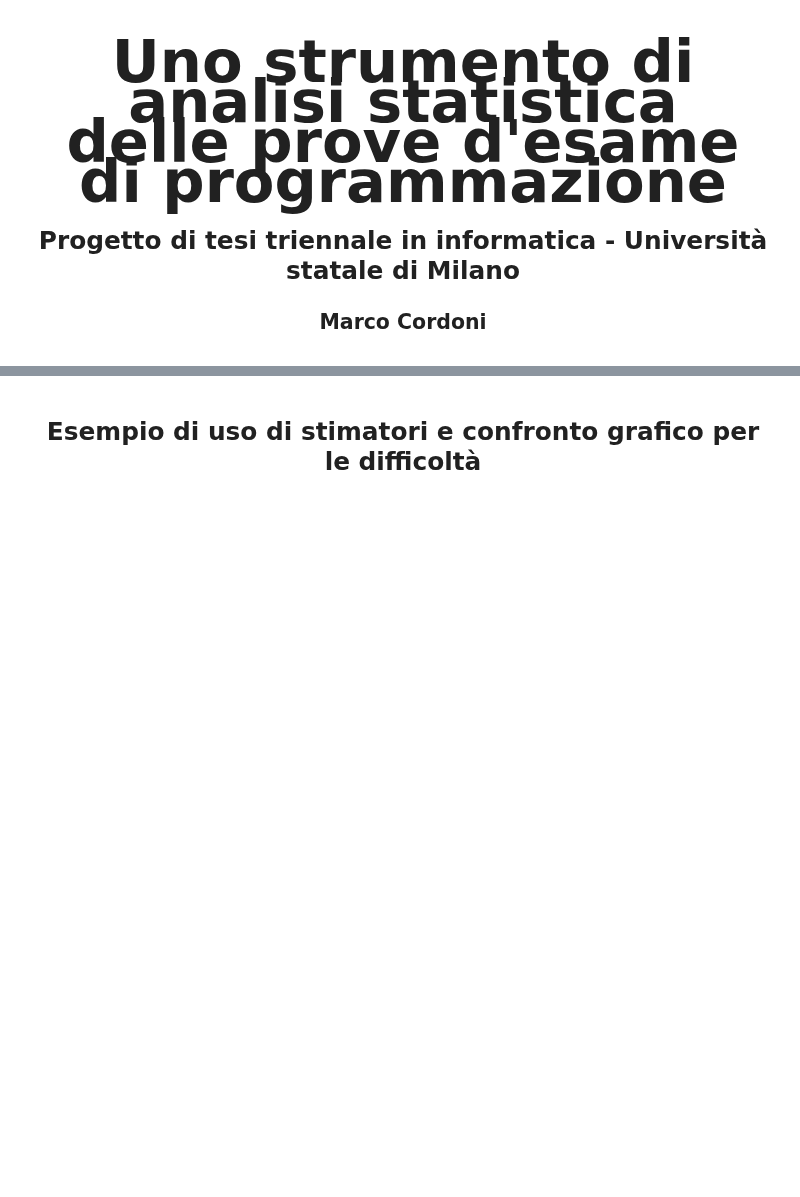
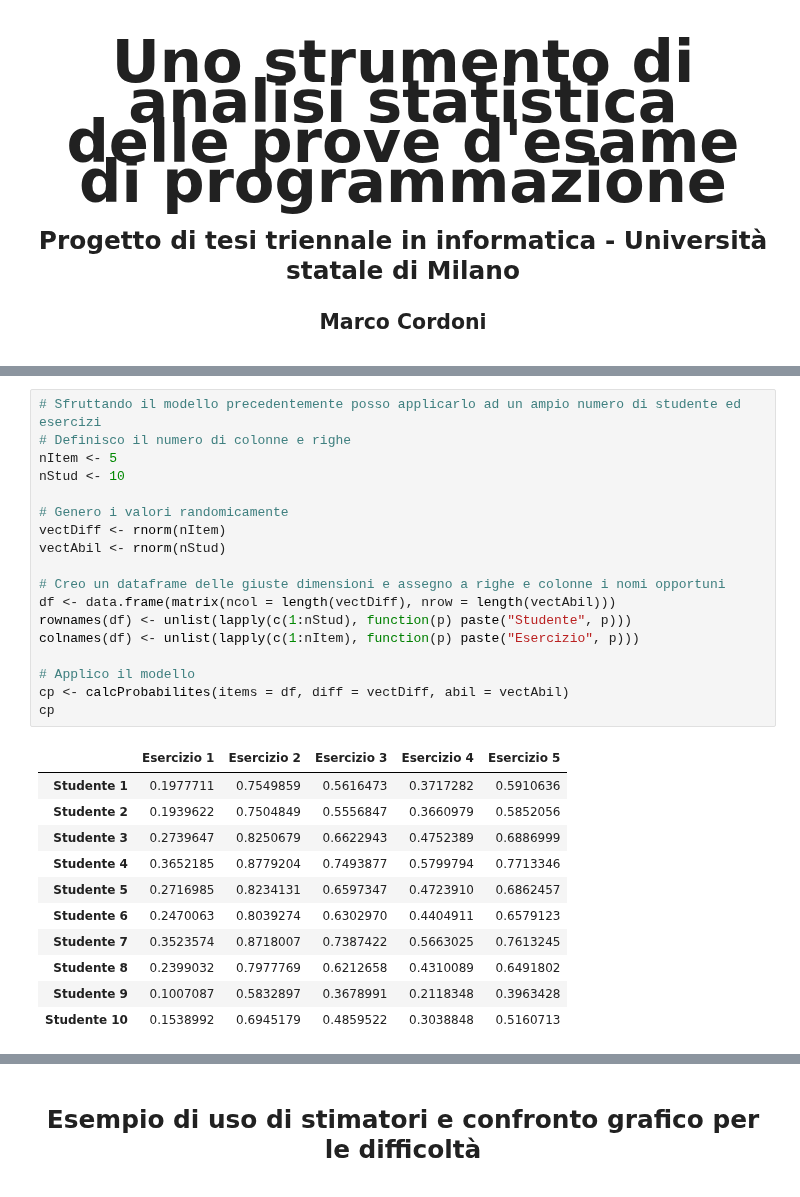
Before and after one commit to MarcoCordoni95/TesiTriennale-ItemResponseTheory, a Jupyter notebook: IRT.ipynb, the cells around one changed output, grey strips where cells are left out. Cells and saved outputs as stored; diff of their text form; blank space fills up the shorter version.

```diff
--- a/IRT.ipynb
+++ b/IRT.ipynb
@@ -20,0 +48,30 @@ Warning message:
+# %%
+# Sfruttando il modello precedentemente posso applicarlo ad un ampio numero di studente ed esercizi
+# Definisco il numero di colonne e righe
+nItem <- 5
+nStud <- 10
+
+# Genero i valori randomicamente
+vectDiff <- rnorm(nItem)
+vectAbil <- rnorm(nStud)
+
+# Creo un dataframe delle giuste dimensioni e assegno a righe e colonne i nomi opportuni
+df <- data.frame(matrix(ncol = length(vectDiff), nrow = length(vectAbil)))
+rownames(df) <- unlist(lapply(c(1:nStud), function(p) paste("Studente", p)))
+colnames(df) <- unlist(lapply(c(1:nItem), function(p) paste("Esercizio", p)))
+
+# Applico il modello
+cp <- calcProbabilites(items = df, diff = vectDiff, abil = vectAbil)
+cp
+# %% [output]
+|  | Esercizio 1 | Esercizio 2 | Esercizio 3 | Esercizio 4 | Esercizio 5 |
+| Studente 1 | 0.1977711 | 0.7549859 | 0.5616473 | 0.3717282 | 0.5910636 |
+| Studente 2 | 0.1939622 | 0.7504849 | 0.5556847 | 0.3660979 | 0.5852056 |
+| Studente 3 | 0.2739647 | 0.8250679 | 0.6622943 | 0.4752389 | 0.6886999 |
+| Studente 4 | 0.3652185 | 0.8779204 | 0.7493877 | 0.5799794 | 0.7713346 |
+| Studente 5 | 0.2716985 | 0.8234131 | 0.6597347 | 0.4723910 | 0.6862457 |
+| Studente 6 | 0.2470063 | 0.8039274 | 0.6302970 | 0.4404911 | 0.6579123 |
+| Studente 7 | 0.3523574 | 0.8718007 | 0.7387422 | 0.5663025 | 0.7613245 |
+| Studente 8 | 0.2399032 | 0.7977769 | 0.6212658 | 0.4310089 | 0.6491802 |
+| Studente 9 | 0.1007087 | 0.5832897 | 0.3678991 | 0.2118348 | 0.3963428 |
+| Studente 10 | 0.1538992 | 0.6945179 | 0.4859522 | 0.3038848 | 0.5160713 |
```
Also changed, not shown: parts of 8 cells of this notebook, 1 other file.
